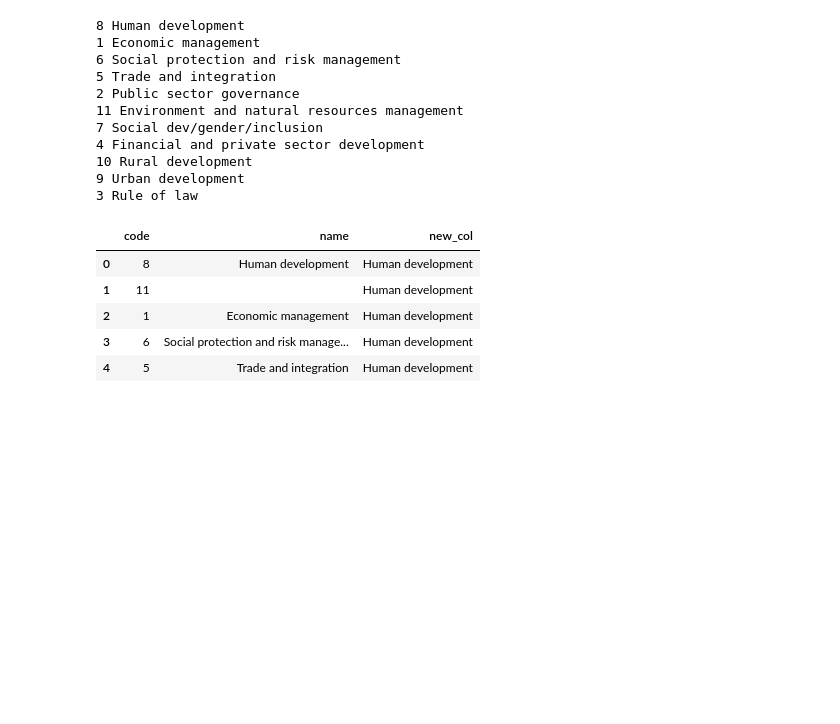
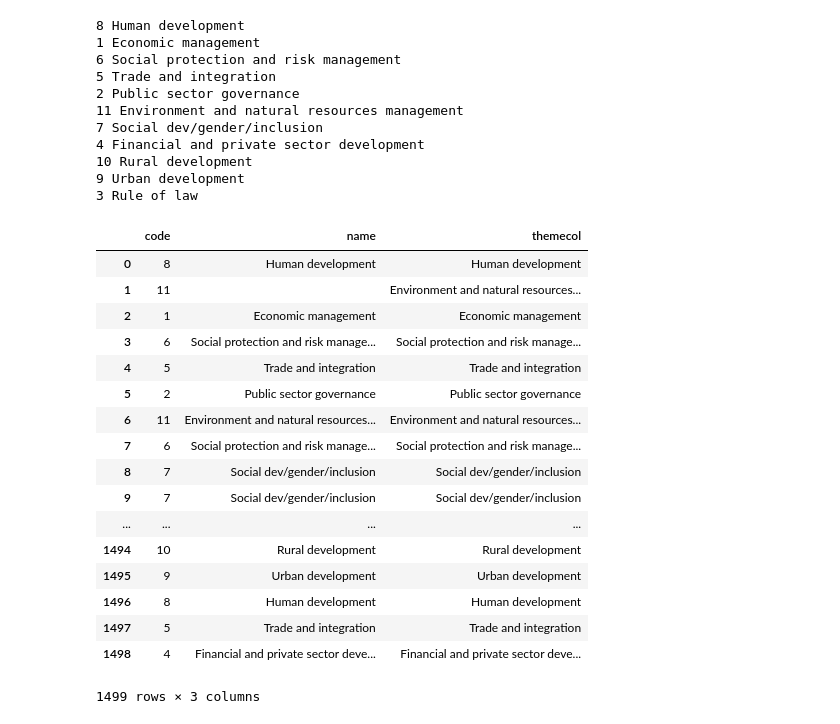
Before and after one commit to csumithra/JSON-Project, a Jupyter notebook: proj_1.ipynb, the cells around one changed output. Drawn from its saved outputs; the diff is of its cells as text; code cells hidden in the pictures; blank space fills up the shorter version.

```diff
--- a/proj_1.ipynb
+++ b/proj_1.ipynb
@@ -139,7 +139,7 @@ for index, row in theme_df.iterrows():
         mydict[row['code']] = row['name']
 for theme in mydict:
     print(theme,mydict[theme])
-    theme_df['themecol'] = mydict[theme]
+    theme_df.loc[theme_df.code == theme, 'themecol']= mydict[theme]
 # %% [output]
 8 Human development
 1 Economic management
@@ -164,11 +155,21 @@ def themecol(df):
-# %%
-theme_df['new_col'] = themecol(theme_df)
 # %%
-theme_df.head()
+theme_df
 # %% [output]
-|  | code | name | new_col |
+|  | code | name | themecol |
 | 0 | 8 | Human development | Human development |
-| 1 | 11 |  | Human development |
-| 2 | 1 | Economic management | Human development |
-| 3 | 6 | Social protection and risk manage... | Human development |
-| 4 | 5 | Trade and integration | Human development |
+| 1 | 11 |  | Environment and natural resources... |
+| 2 | 1 | Economic management | Economic management |
+| 3 | 6 | Social protection and risk manage... | Social protection and risk manage... |
+| 4 | 5 | Trade and integration | Trade and integration |
+| 5 | 2 | Public sector governance | Public sector governance |
+| 6 | 11 | Environment and natural resources... | Environment and natural resources... |
+| 7 | 6 | Social protection and risk manage... | Social protection and risk manage... |
+| 8 | 7 | Social dev/gender/inclusion | Social dev/gender/inclusion |
+| 9 | 7 | Social dev/gender/inclusion | Social dev/gender/inclusion |
+| ... | ... | ... | ... |
+| 1494 | 10 | Rural development | Rural development |
+| 1495 | 9 | Urban development | Urban development |
+| 1496 | 8 | Human development | Human development |
+| 1497 | 5 | Trade and integration | Trade and integration |
+| 1498 | 4 | Financial and private sector deve... | Financial and private sector deve... |
+1499 rows × 3 columns
```
Also changed, not shown: parts of 1 cell of this notebook.
